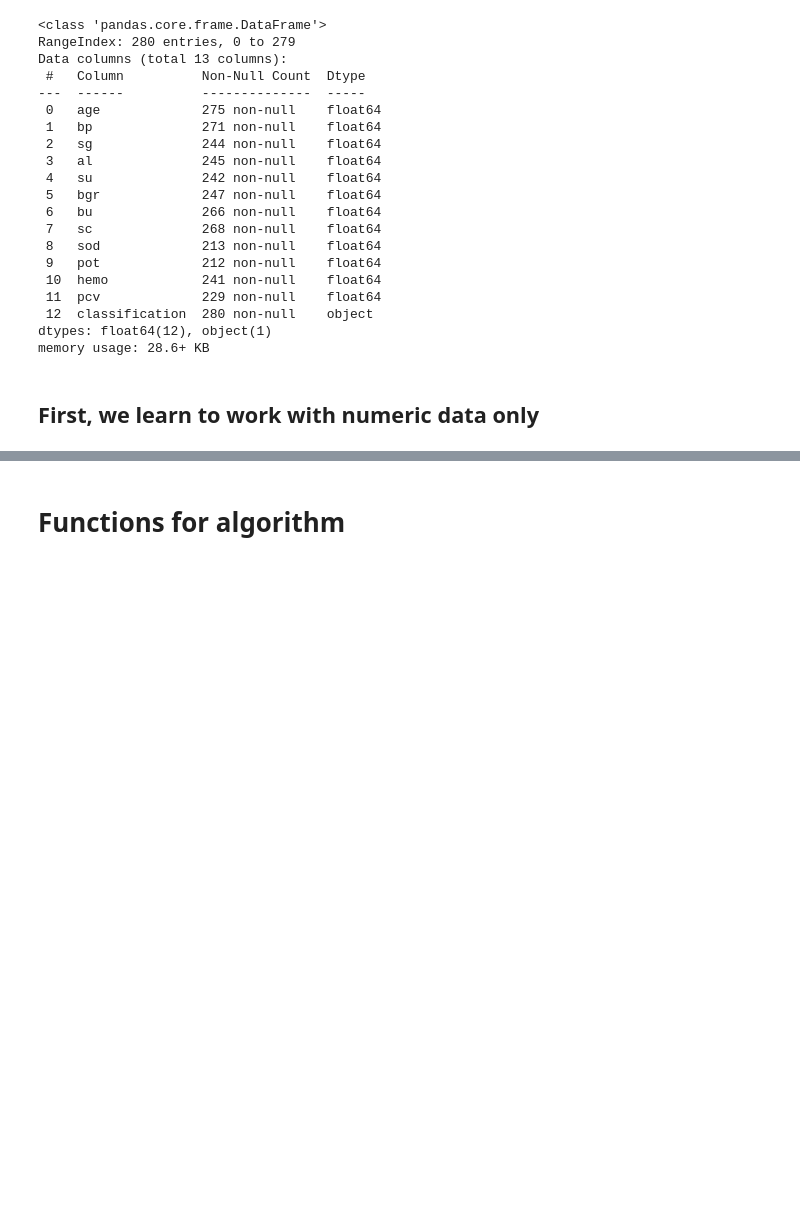
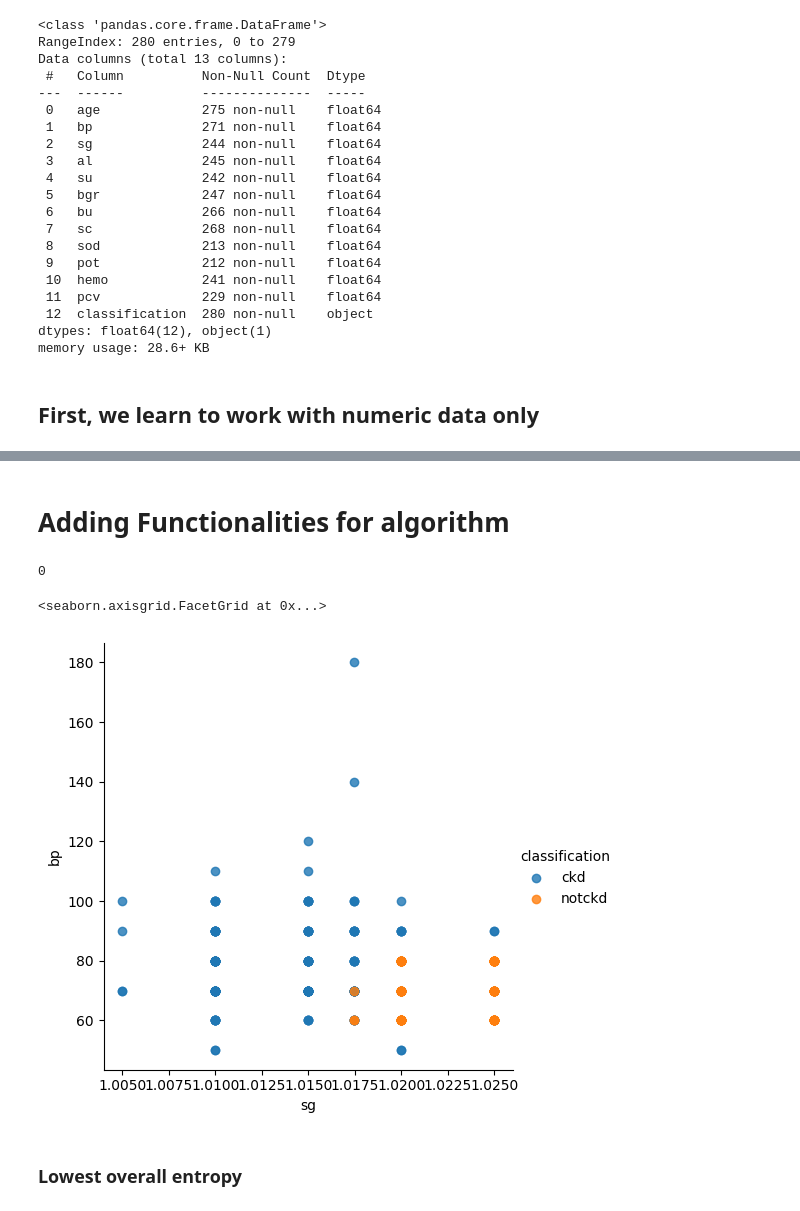
Before and after one commit to somewhereovertherainbo/decision_trees, a Jupyter notebook: decision_tree_scratch.ipynb, the cells around one changed output, grey strips where cells are left out. Drawn from its saved outputs; the diff is of its cells as text; code cells hidden in the pictures; blank space fills up the shorter version.

Commit message:
Added all the necessary functionalities for decision tree algorithm

```diff
--- a/decision_tree_scratch.ipynb
+++ b/decision_tree_scratch.ipynb
@@ -13,5 +13,6 @@ import pprint as pprint
 # %% [markdown]
 # Load and prepare data
 # %%
-csv = pd.read_csv('https://raw.githubusercontent.com/somewhereovertherainbo/decision_trees/main/data/kidney_disease_train.csv')
+csv_train = pd.read_csv('https://raw.githubusercontent.com/somewhereovertherainbo/decision_trees/main/data/kidney_disease_train.csv')
+csv_test = pd.read_csv('https://raw.githubusercontent.com/somewhereovertherainbo/decision_trees/main/data/kidney_disease_test.csv')
 # %%
@@ -65,7 +66,9 @@ Index(['id', 'age', 'bp', 'sg', 'al', 'su', 'rbc', 'pc', 'pcc', 'ba', 'bgr',
 cat_cols = ['rbc','pc','pcc','ba','wc','rc',
             'cad','htn','dm','appet','pe','ane']
 # %%
-csv = csv.drop(['id','rbc','pc','pcc','ba','wc','rc',
+csv_train = csv_train.drop(['id','rbc','pc','pcc','ba','wc','rc',
                 'cad','htn','dm','appet','pe','ane'], axis = 1)
+csv_test = csv_test.drop(['id','rbc','pc','pcc','ba','wc','rc',
+                'cad','htn','dm','appet','pe','ane'], axis = 1)
 # %%
 # check for null values
@@ -94,15 +97,15 @@ memory usage: 28.6+ KB
 # %% [markdown]
 ## First, we learn to work with numeric data only
 # %%
-csv['age'].fillna(csv['age'].median(), inplace = True)
-csv['bp'].fillna(csv['bp'].mode()[0], inplace = True)
-csv['al'].fillna(csv['al'].mode()[0], inplace = True)
-csv['su'].fillna(csv['su'].mode()[0], inplace = True)
-csv['sc'].fillna(csv['sc'].mode()[0], inplace = True)
-csv['sg'].fillna(csv['sg'].mean(), inplace = True)
-csv['bgr'].fillna(csv['bgr'].mean(), inplace = True)
-csv['bu'].fillna(csv['bu'].mean(), inplace = True)
-csv['pot'].fillna(csv['pot'].mean(), inplace = True)
-csv['sod'].fillna(csv['sod'].mean(), inplace = True)
-csv['hemo'].fillna(csv['hemo'].mean(), inplace = True)
-csv['pcv'].fillna(csv['pcv'].mean(), inplace = True)
+csv_train['age'].fillna(csv_train['age'].median(), inplace = True)
+csv_train['bp'].fillna(csv_train['bp'].mode()[0], inplace = True)
+csv_train['al'].fillna(csv_train['al'].mode()[0], inplace = True)
+csv_train['su'].fillna(csv_train['su'].mode()[0], inplace = True)
+csv_train['sc'].fillna(csv_train['sc'].mode()[0], inplace = True)
+csv_train['sg'].fillna(csv_train['sg'].mean(), inplace = True)
+csv_train['bgr'].fillna(csv_train['bgr'].mean(), inplace = True)
+csv_train['bu'].fillna(csv_train['bu'].mean(), inplace = True)
+csv_train['pot'].fillna(csv_train['pot'].mean(), inplace = True)
+csv_train['sod'].fillna(csv_train['sod'].mean(), inplace = True)
+csv_train['hemo'].fillna(csv_train['hemo'].mean(), inplace = True)
+csv_train['pcv'].fillna(csv_train['pcv'].mean(), inplace = True)
@@ -132,2 +150,6 @@ memory usage: 28.6+ KB
 # %% [markdown]
-# Functions for algorithm
+# Adding Functionalities for algorithm
+# %%
+csv_train['classification'].value_counts().values.argmax()
+# %% [output]
+0
@@ -133,0 +192,5 @@ memory usage: 28.6+ KB
+# %%
+sns.lmplot(data = csv_train, x = 'sg', y = 'bp', hue = 'classification', fit_reg = False)
+# %% [output]
+<seaborn.axisgrid.FacetGrid at 0x...>
+[figure, added]
@@ -133,0 +206,2 @@ memory usage: 28.6+ KB
+# %% [markdown]
+### Lowest overall entropy
```
Also changed, not shown: parts of 19 cells of this notebook.
